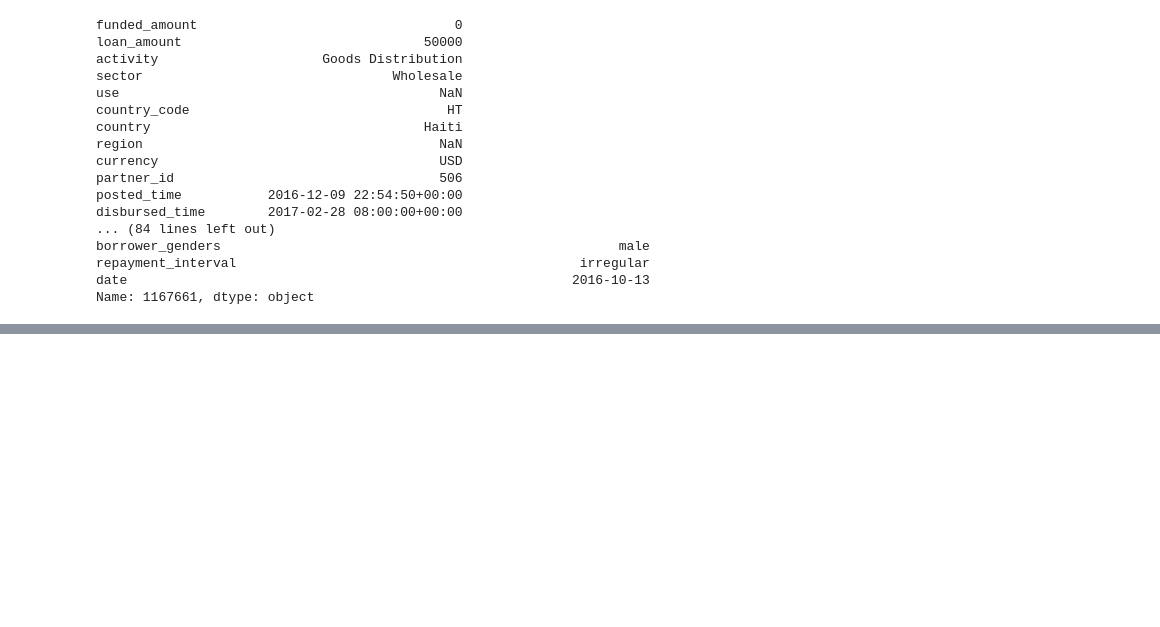
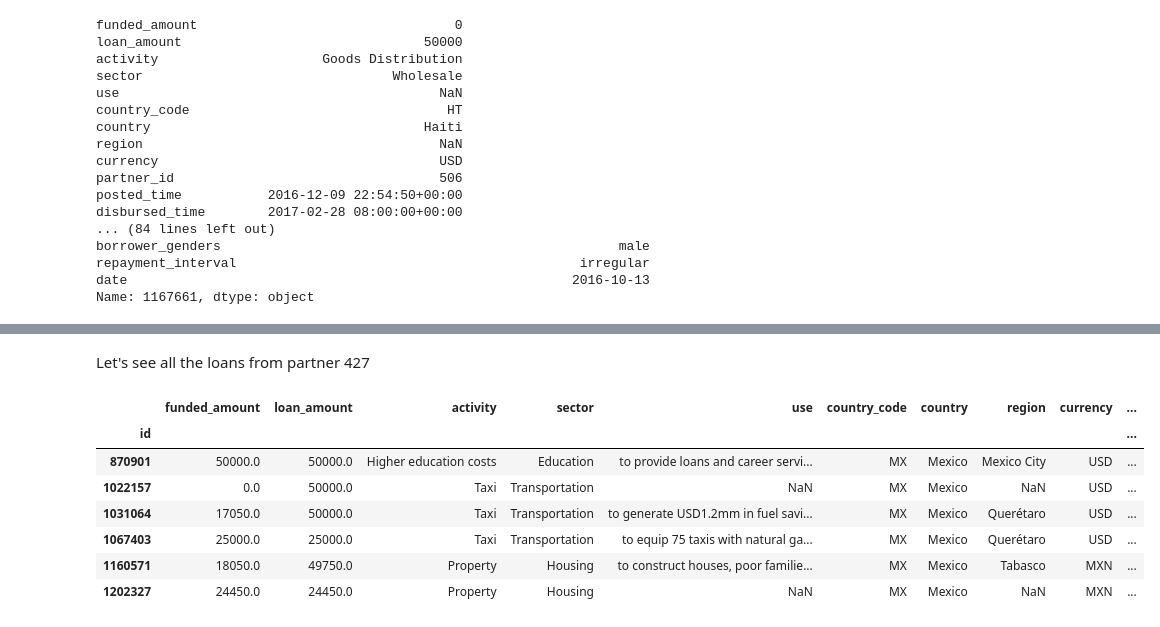
Before and after one commit to mvonwyl/02-kiva, a Jupyter notebook: 00 Kiva dataset exploration.ipynb, the cells around one changed output, grey strips where cells are left out. Cells and saved outputs as stored; diff of their text form; code cells hidden in the pictures; blank space fills up the shorter version.

```diff
--- a/00 Kiva dataset exploration.ipynb
+++ b/00 Kiva dataset exploration.ipynb
@@ -112,0 +239,14 @@ Let's see some statistics on these losses (mean, variance, distribution per coun
+# %% [markdown]
+Let's see all the loans from partner 427
+# %%
+pmask = kldf["partner_id"] == 427
+kldf[pmask]
+# %% [output]
+|  | funded_amount | loan_amount | activity | sector | use | country_code | country | region | currency | ... |
+| id |  |  |  |  |  |  |  |  |  | ... |
+| 870901 | 50000.0 | 50000.0 | Higher education costs | Education | to provide loans and career servi... | MX | Mexico | Mexico City | USD | ... |
+| 1022157 | 0.0 | 50000.0 | Taxi | Transportation | NaN | MX | Mexico | NaN | USD | ... |
+| 1031064 | 17050.0 | 50000.0 | Taxi | Transportation | to generate USD1.2mm in fuel savi... | MX | Mexico | Querétaro | USD | ... |
+| 1067403 | 25000.0 | 25000.0 | Taxi | Transportation | to equip 75 taxis with natural ga... | MX | Mexico | Querétaro | USD | ... |
+| 1160571 | 18050.0 | 49750.0 | Property | Housing | to construct houses, poor familie... | MX | Mexico | Tabasco | MXN | ... |
+| 1202327 | 24450.0 | 24450.0 | Property | Housing | NaN | MX | Mexico | NaN | MXN | ... |
```
Also changed, not shown: parts of 20 cells of this notebook.
